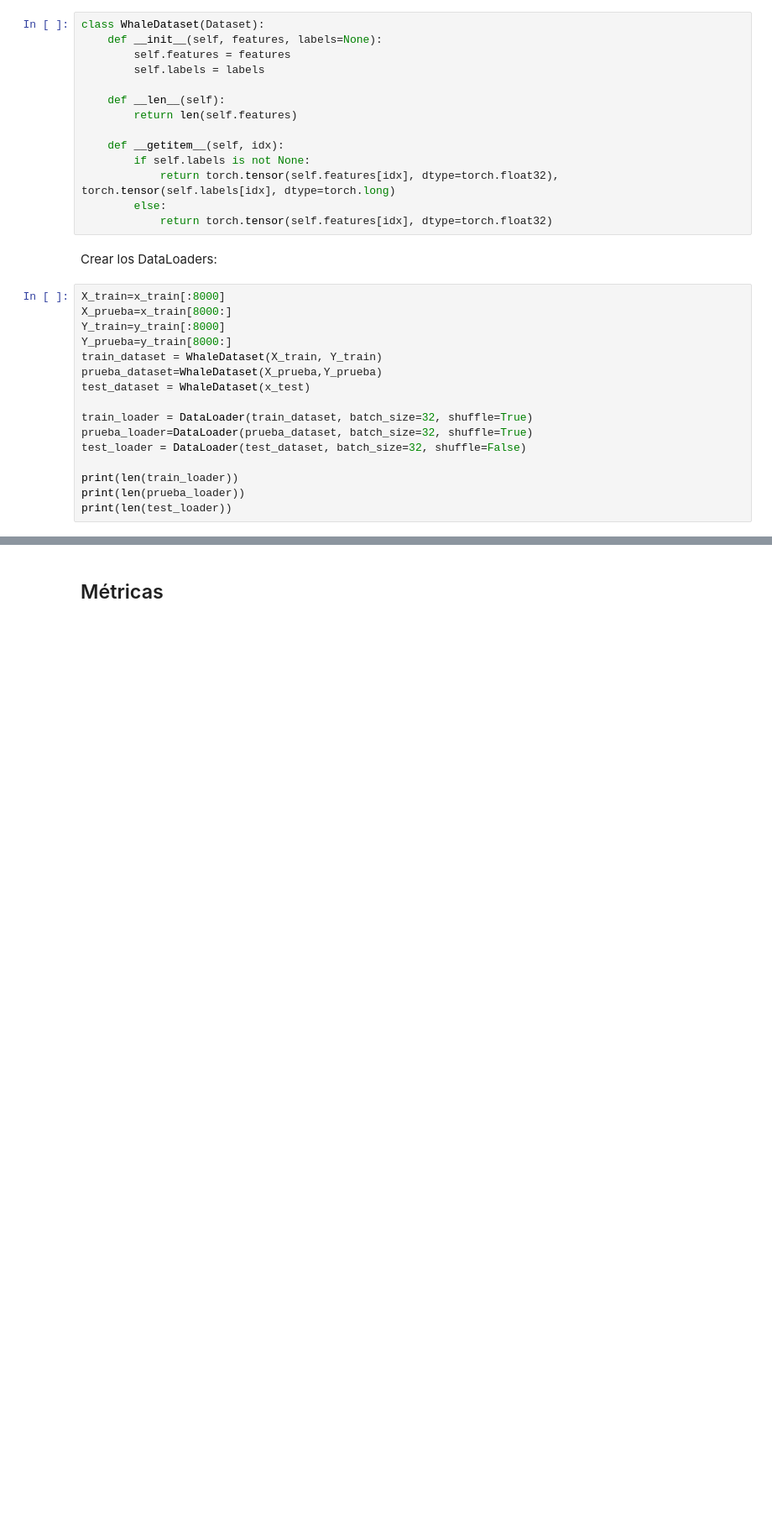
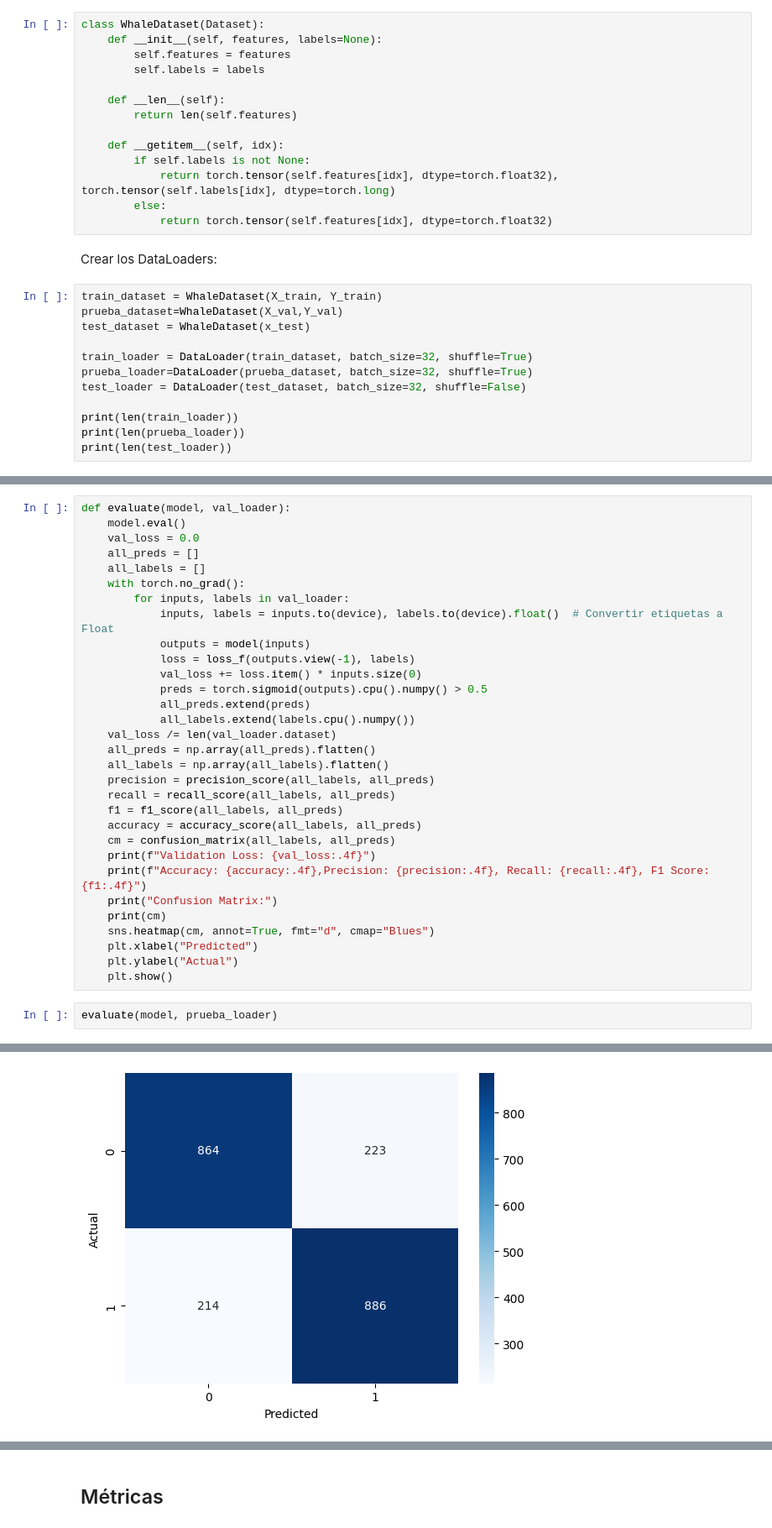
Before and after one commit to andrewkc/ml-final-project, a Jupyter notebook: LSTM_Proyecto_4.ipynb, the cells around one changed output, grey strips where cells are left out. Shown at 84% size. Cells and saved outputs as stored; diff of their text form; blank space fills up the shorter version.

```diff
--- a/LSTM_Proyecto_4_2 (3).ipynb
+++ b/LSTM_Proyecto_4.ipynb
@@ -136,12 +140,8 @@ class WhaleDataset(Dataset):
 # %% [markdown]
 Crear los DataLoaders:
 # %%
-X_train=x_train[:8000]
-X_prueba=x_train[8000:]
-Y_train=y_train[:8000]
-Y_prueba=y_train[8000:]
 train_dataset = WhaleDataset(X_train, Y_train)
-prueba_dataset=WhaleDataset(X_prueba,Y_prueba)
+prueba_dataset=WhaleDataset(X_val,Y_val)
 test_dataset = WhaleDataset(x_test)
 
 train_loader = DataLoader(train_dataset, batch_size=32, shuffle=True)
@@ -261,0 +252,34 @@ Epoch [100/100], Loss: 0.1434
+# %%
+def evaluate(model, val_loader):
+    model.eval()
+    val_loss = 0.0
+    all_preds = []
+    all_labels = []
+    with torch.no_grad():
+        for inputs, labels in val_loader:
+            inputs, labels = inputs.to(device), labels.to(device).float()  # Convertir etiquetas a Float
+            outputs = model(inputs)
+            loss = loss_f(outputs.view(-1), labels)
+            val_loss += loss.item() * inputs.size(0)
+            preds = torch.sigmoid(outputs).cpu().numpy() > 0.5
+            all_preds.extend(preds)
+            all_labels.extend(labels.cpu().numpy())
+    val_loss /= len(val_loader.dataset)
+    all_preds = np.array(all_preds).flatten()
+    all_labels = np.array(all_labels).flatten()
+    precision = precision_score(all_labels, all_preds)
+    recall = recall_score(all_labels, all_preds)
+    f1 = f1_score(all_labels, all_preds)
+    accuracy = accuracy_score(all_labels, all_preds)
+    cm = confusion_matrix(all_labels, all_preds)
+    print(f"Validation Loss: {val_loss:.4f}")
+    print(f"Accuracy: {accuracy:.4f},Precision: {precision:.4f}, Recall: {recall:.4f}, F1 Score: {f1:.4f}")
+    print("Confusion Matrix:")
+    print(cm)
+    sns.heatmap(cm, annot=True, fmt="d", cmap="Blues")
+    plt.xlabel("Predicted")
+    plt.ylabel("Actual")
+    plt.show()
+# %%
+evaluate(model, prueba_loader)
+# %% [output]
@@ -261,0 +291 @@ Epoch [100/100], Loss: 0.1434
+[figure, added]
```
Also changed, not shown: parts of 22 cells of this notebook, 1 other file.
